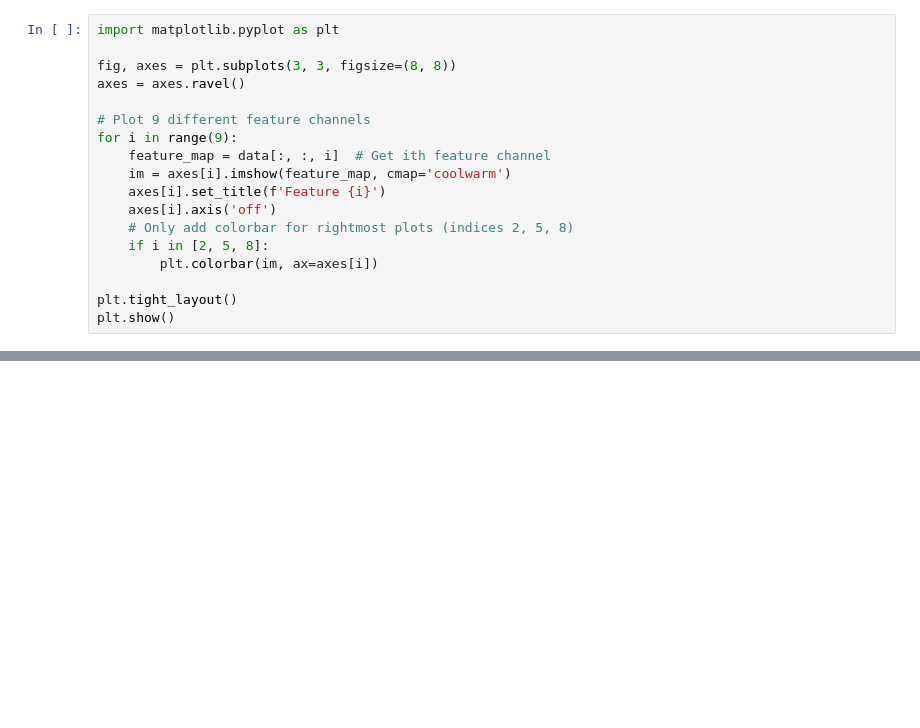
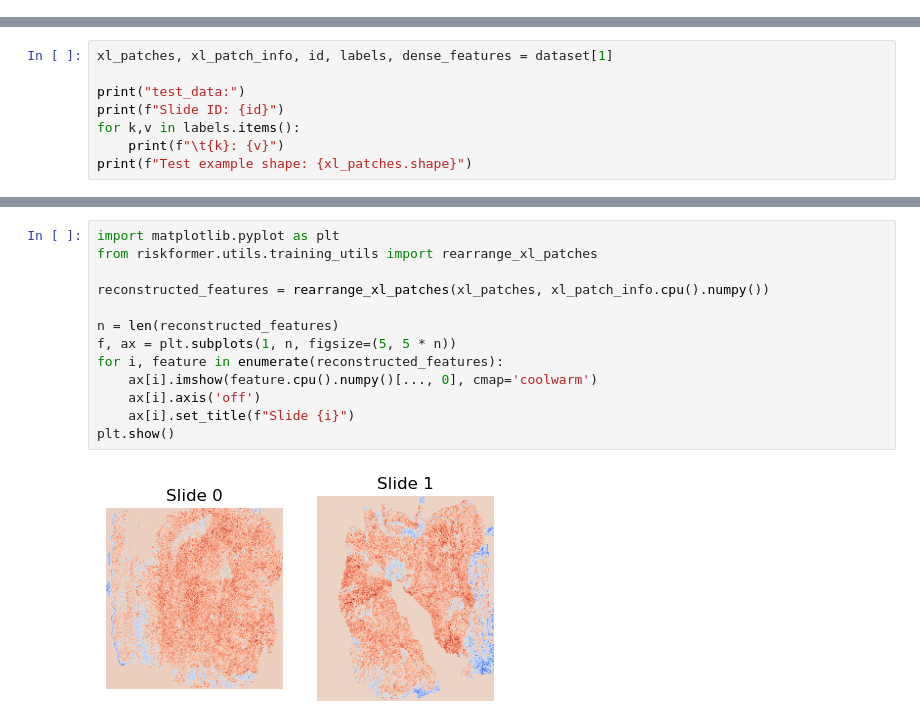
Before and after one commit to landeros10/brca_riskformer, a Jupyter notebook: notebooks/testing/loading_slide_dataset.ipynb, the cells around one changed output, grey strips where cells are left out. Cells and saved outputs as stored; diff of their text form; blank space fills up the shorter version.

Commit message:
xl_patch creation and reconstruction

```diff
--- a/notebooks/testing/loading_slide_dataset.ipynb
+++ b/notebooks/testing/loading_slide_dataset.ipynb
@@ -45,18 +7,0 @@ data = data.to_dense()
-# %%
-import matplotlib.pyplot as plt
-
-fig, axes = plt.subplots(3, 3, figsize=(8, 8))
-axes = axes.ravel()
-
-# Plot 9 different feature channels
-for i in range(9):
-    feature_map = data[:, :, i]  # Get ith feature channel
-    im = axes[i].imshow(feature_map, cmap='coolwarm')
-    axes[i].set_title(f'Feature {i}')
-    axes[i].axis('off')
-    # Only add colorbar for rightmost plots (indices 2, 5, 8)
-    if i in [2, 5, 8]:
-        plt.colorbar(im, ax=axes[i])
-
-plt.tight_layout()
-plt.show()
@@ -64,0 +58,8 @@ plt.show()
+# %%
+xl_patches, xl_patch_info, id, labels, dense_features = dataset[1]
+
+print("test_data:")
+print(f"Slide ID: {id}")
+for k,v in labels.items():
+    print(f"\t{k}: {v}")
+print(f"Test example shape: {xl_patches.shape}")
@@ -64,0 +78,15 @@ plt.show()
+# %%
+import matplotlib.pyplot as plt
+from riskformer.utils.training_utils import rearrange_xl_patches
+
+reconstructed_features = rearrange_xl_patches(xl_patches, xl_patch_info.cpu().numpy())
+
+n = len(reconstructed_features)
+f, ax = plt.subplots(1, n, figsize=(5, 5 * n))
+for i, feature in enumerate(reconstructed_features):
+    ax[i].imshow(feature.cpu().numpy()[..., 0], cmap='coolwarm')
+    ax[i].axis('off')
+    ax[i].set_title(f"Slide {i}")
+plt.show()
+# %% [output]
+[figure, added]
```
Also changed, not shown: parts of 7 cells of this notebook, 7 other files.
